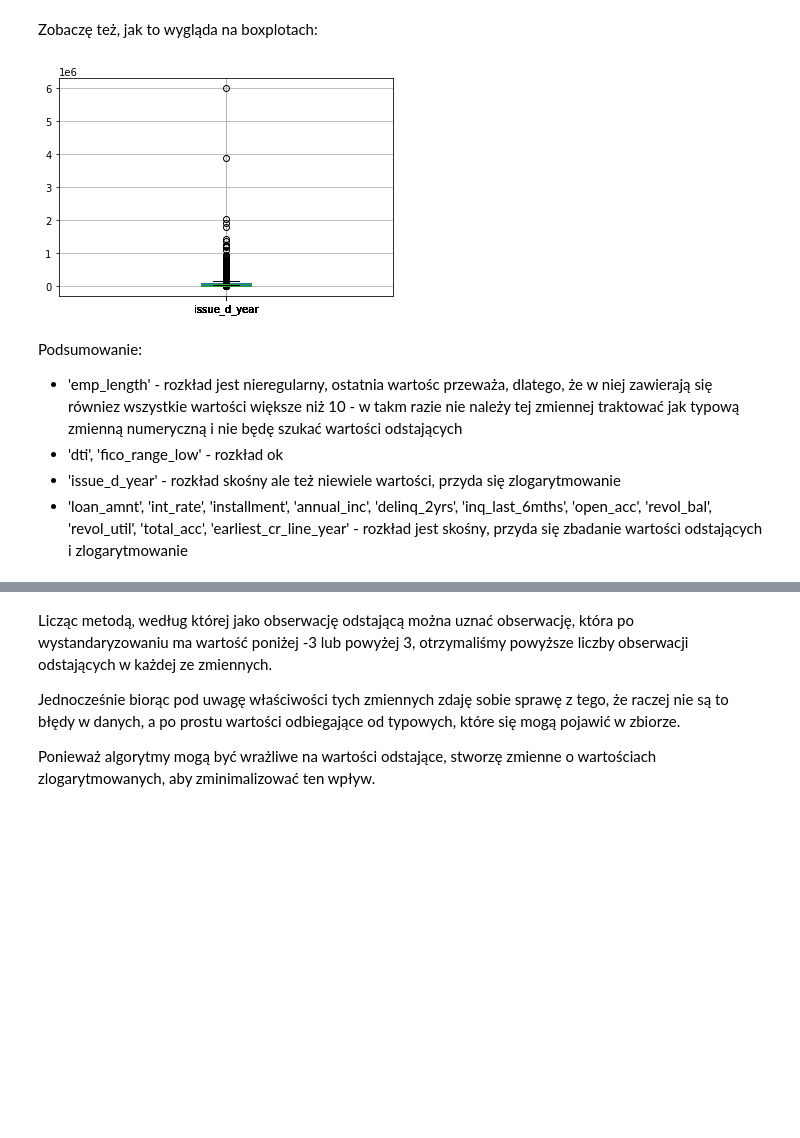
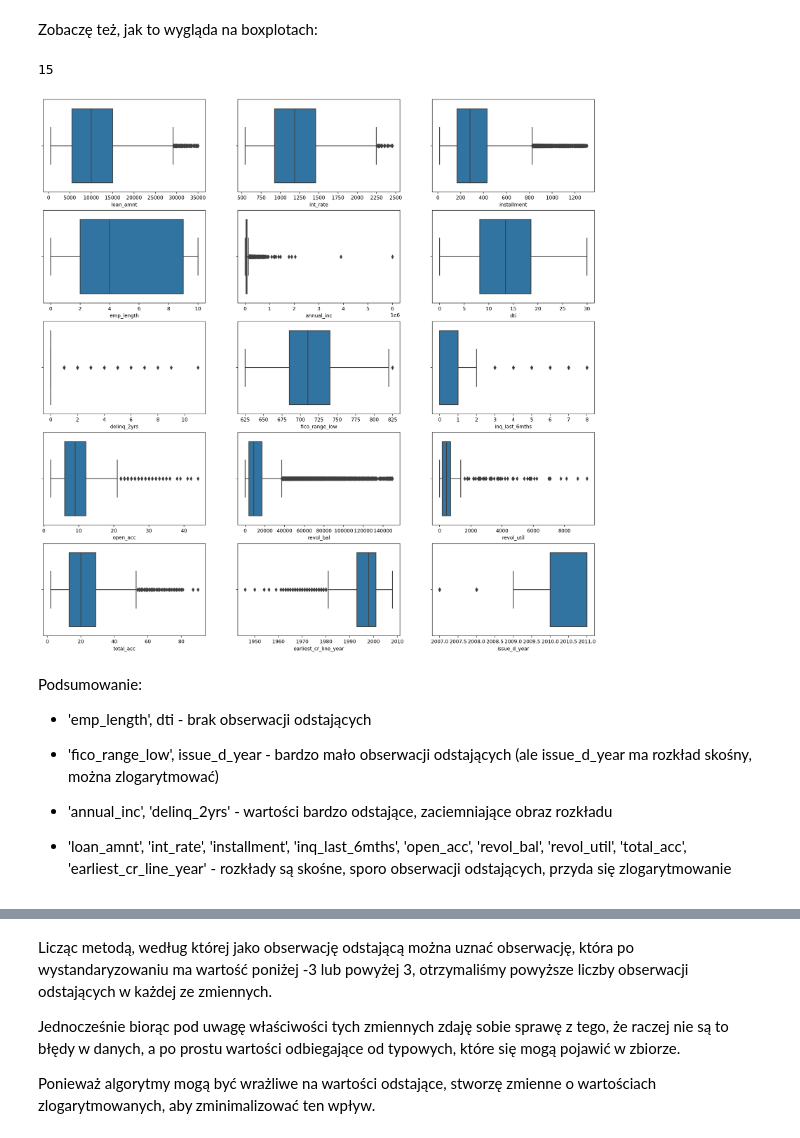
Before and after one commit to ambiwalencja/DataScienceMLprojekt, a Jupyter notebook: 3_projekt_ml_feature_engineering_HS.ipynb, the cells around one changed output, grey strips where cells are left out. Cells and saved outputs as stored; diff of their text form; code cells hidden in the pictures; blank space fills up the shorter version.

```diff
--- a/3_projekt_ml_feature_engineering_HS.ipynb
+++ b/3_projekt_ml_feature_engineering_HS.ipynb
@@ -94,16 +74,23 @@ array([[<AxesSubplot:title={'center':'loan_amnt'}>,
 [figure]
 # %% [markdown]
 Zobaczę też, jak to wygląda na boxplotach:
+# %%
+len(column_list)
+# %% [output]
+15
 # %%
-for column in column_list:
-    df.boxplot(column=[column])
-# dobra, tutaj nie wiem, jak te boxploty zrobić, zapytać na konsach TODO
+plt.figure(figsize=(20,20), dpi=200)
+for i, column in enumerate(column_list):
+    plt.subplot(5,3,i+1)
+    sns.boxplot(x = column, data = df)
 # %% [output]
-[figure, old version]
+[figure, new version]
 # %% [markdown]
 Podsumowanie:
 
-- 'emp_length' - rozkład jest nieregularny, ostatnia wartośc przeważa, dlatego, że w niej zawierają się równiez wszystkie wartości większe niż 10 - w takm razie nie należy tej zmiennej traktować jak typową zmienną numeryczną i nie będę szukać wartości odstających
-- 'dti', 'fico_range_low' - rozkład ok
-- 'issue_d_year' - rozkład skośny ale też niewiele wartości, przyda się zlogarytmowanie
-- 'loan_amnt', 'int_rate', 'installment', 'annual_inc', 'delinq_2yrs', 'inq_last_6mths', 'open_acc', 'revol_bal', 'revol_util', 'total_acc', 'earliest_cr_line_year' - rozkład jest skośny, przyda się zbadanie wartości odstających i zlogarytmowanie
+- 'emp_length', dti - brak obserwacji odstających
+- 'fico_range_low', issue_d_year - bardzo mało obserwacji odstających (ale issue_d_year ma rozkład skośny, można zlogarytmować)
+
+- 'annual_inc', 'delinq_2yrs' - wartości bardzo odstające, zaciemniające obraz rozkładu
+
+- 'loan_amnt', 'int_rate', 'installment', 'inq_last_6mths', 'open_acc', 'revol_bal', 'revol_util', 'total_acc', 'earliest_cr_line_year' - rozkłady są skośne, sporo obserwacji odstających, przyda się zlogarytmowanie
```
Also changed, not shown: parts of 9 cells of this notebook.
